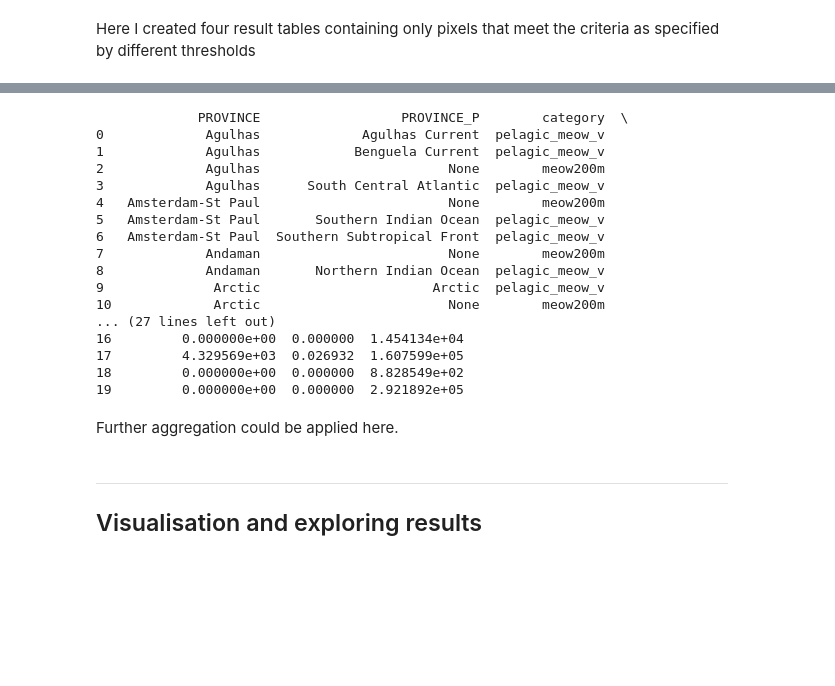
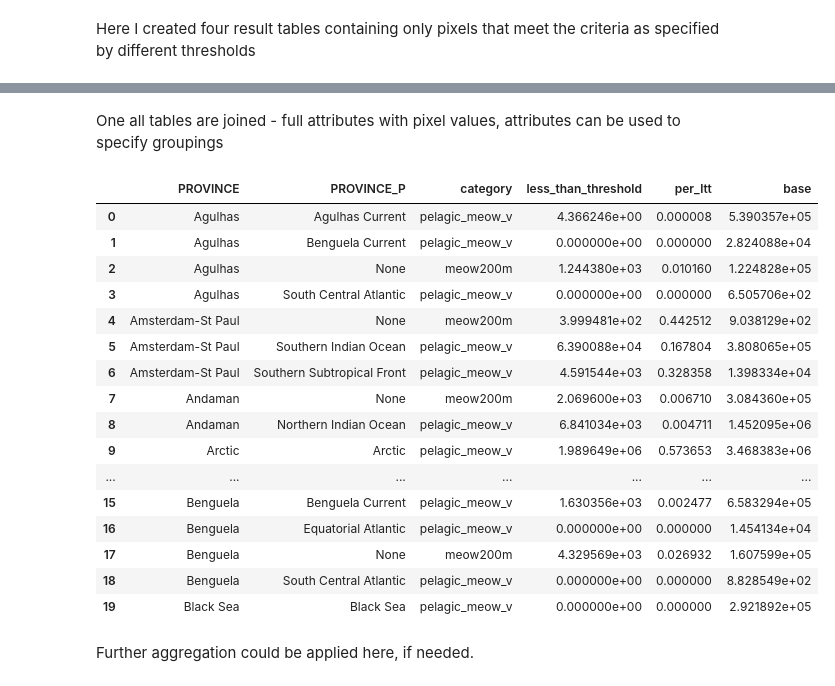
Before and after one commit to Yichuans/wilderness-wh, a Jupyter notebook: wilderness_analysis.ipynb, the cells around one changed output, grey strips where cells are left out. Drawn from its saved outputs; the diff is of its cells as text; code cells hidden in the pictures; blank space fills up the shorter version.

```diff
--- a/wilderness_analysis.ipynb
+++ b/wilderness_analysis.ipynb
@@ -119,22 +120,0 @@ def apply_func(group):
-# %%
-# final dataframe
-result_agg_10 = attr_merge_10.groupby(['PROVINCE', 'PROVINCE_P', 'category']).apply(apply_func).reset_index()
-print(result_agg_10.head(20))
-# %% [output]
-             PROVINCE                  PROVINCE_P        category  \
-0             Agulhas             Agulhas Current  pelagic_meow_v
-1             Agulhas            Benguela Current  pelagic_meow_v
-2             Agulhas                        None        meow200m
-3             Agulhas      South Central Atlantic  pelagic_meow_v
-4   Amsterdam-St Paul                        None        meow200m
-5   Amsterdam-St Paul       Southern Indian Ocean  pelagic_meow_v
-6   Amsterdam-St Paul  Southern Subtropical Front  pelagic_meow_v
-7             Andaman                        None        meow200m
-8             Andaman       Northern Indian Ocean  pelagic_meow_v
-9              Arctic                      Arctic  pelagic_meow_v
-10             Arctic                        None        meow200m
-... (27 lines left out)
-16         0.000000e+00  0.000000  1.454134e+04
-17         4.329569e+03  0.026932  1.607599e+05
-18         0.000000e+00  0.000000  8.828549e+02
-19         0.000000e+00  0.000000  2.921892e+05
@@ -141,5 +158,25 @@ print(result_agg_10.head(20))
+# %% [markdown]
+One all tables are joined - full attributes with pixel values, attributes can be used to specify groupings
+# %%
+# use 10% as threshold
+calculate_wilderness_marine(quantiles[-1], ['PROVINCE', 'PROVINCE_P', 'category']).head(20)
+# %% [output]
+|  | PROVINCE | PROVINCE_P | category | less_than_threshold | per_ltt | base |
+| 0 | Agulhas | Agulhas Current | pelagic_meow_v | 4.366246e+00 | 0.000008 | 5.390357e+05 |
+| 1 | Agulhas | Benguela Current | pelagic_meow_v | 0.000000e+00 | 0.000000 | 2.824088e+04 |
+| 2 | Agulhas | None | meow200m | 1.244380e+03 | 0.010160 | 1.224828e+05 |
+| 3 | Agulhas | South Central Atlantic | pelagic_meow_v | 0.000000e+00 | 0.000000 | 6.505706e+02 |
+| 4 | Amsterdam-St Paul | None | meow200m | 3.999481e+02 | 0.442512 | 9.038129e+02 |
+| 5 | Amsterdam-St Paul | Southern Indian Ocean | pelagic_meow_v | 6.390088e+04 | 0.167804 | 3.808065e+05 |
+| 6 | Amsterdam-St Paul | Southern Subtropical Front | pelagic_meow_v | 4.591544e+03 | 0.328358 | 1.398334e+04 |
+| 7 | Andaman | None | meow200m | 2.069600e+03 | 0.006710 | 3.084360e+05 |
+| 8 | Andaman | Northern Indian Ocean | pelagic_meow_v | 6.841034e+03 | 0.004711 | 1.452095e+06 |
+| 9 | Arctic | Arctic | pelagic_meow_v | 1.989649e+06 | 0.573653 | 3.468383e+06 |
+| ... | ... | ... | ... | ... | ... | ... |
+| 15 | Benguela | Benguela Current | pelagic_meow_v | 1.630356e+03 | 0.002477 | 6.583294e+05 |
+| 16 | Benguela | Equatorial Atlantic | pelagic_meow_v | 0.000000e+00 | 0.000000 | 1.454134e+04 |
+| 17 | Benguela | None | meow200m | 4.329569e+03 | 0.026932 | 1.607599e+05 |
+| 18 | Benguela | South Central Atlantic | pelagic_meow_v | 0.000000e+00 | 0.000000 | 8.828549e+02 |
+| 19 | Black Sea | Black Sea | pelagic_meow_v | 0.000000e+00 | 0.000000 | 2.921892e+05 |
 # %% [markdown]
-Further aggregation could be applied here.
+Further aggregation could be applied here, if needed.
-# %% [markdown]
----
-## Visualisation and exploring results
```
Also changed, not shown: parts of 79 cells of this notebook, 7 other files.
